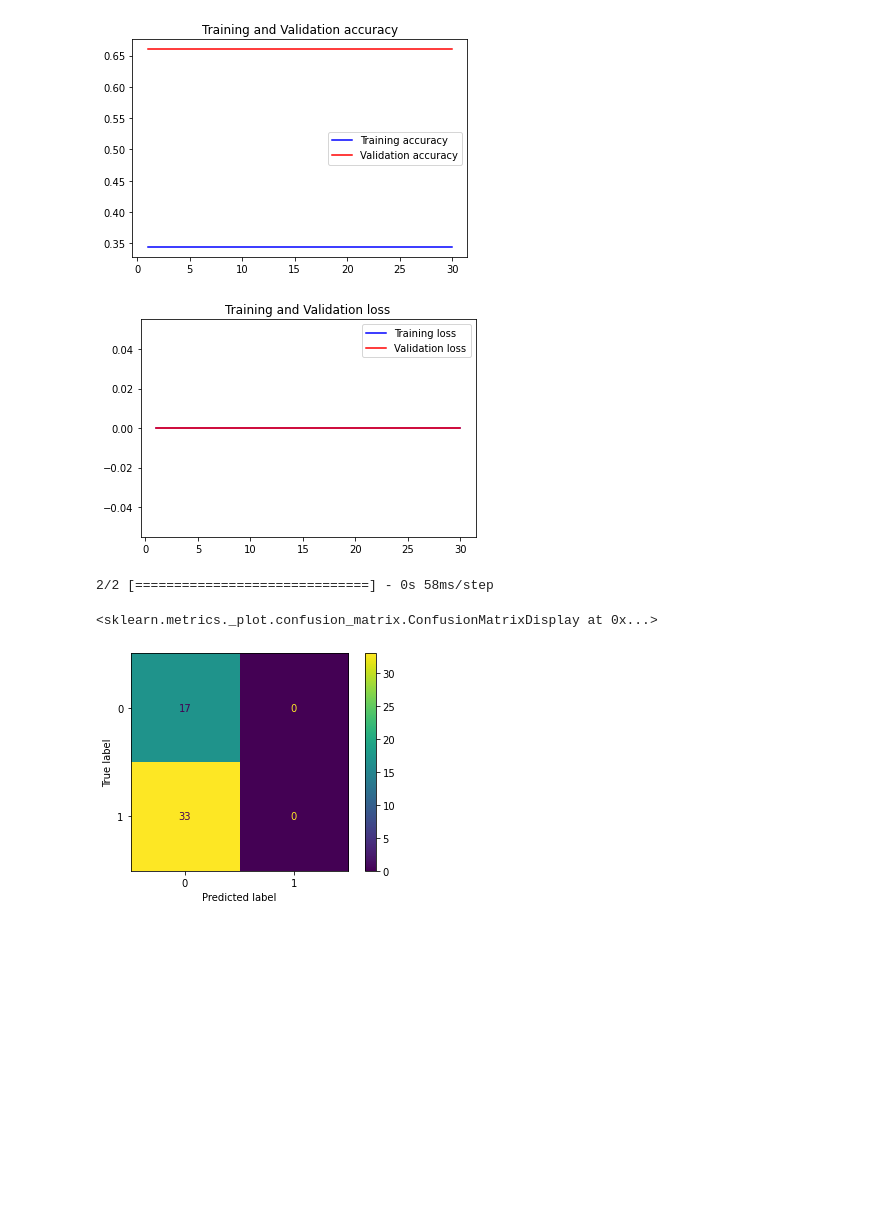
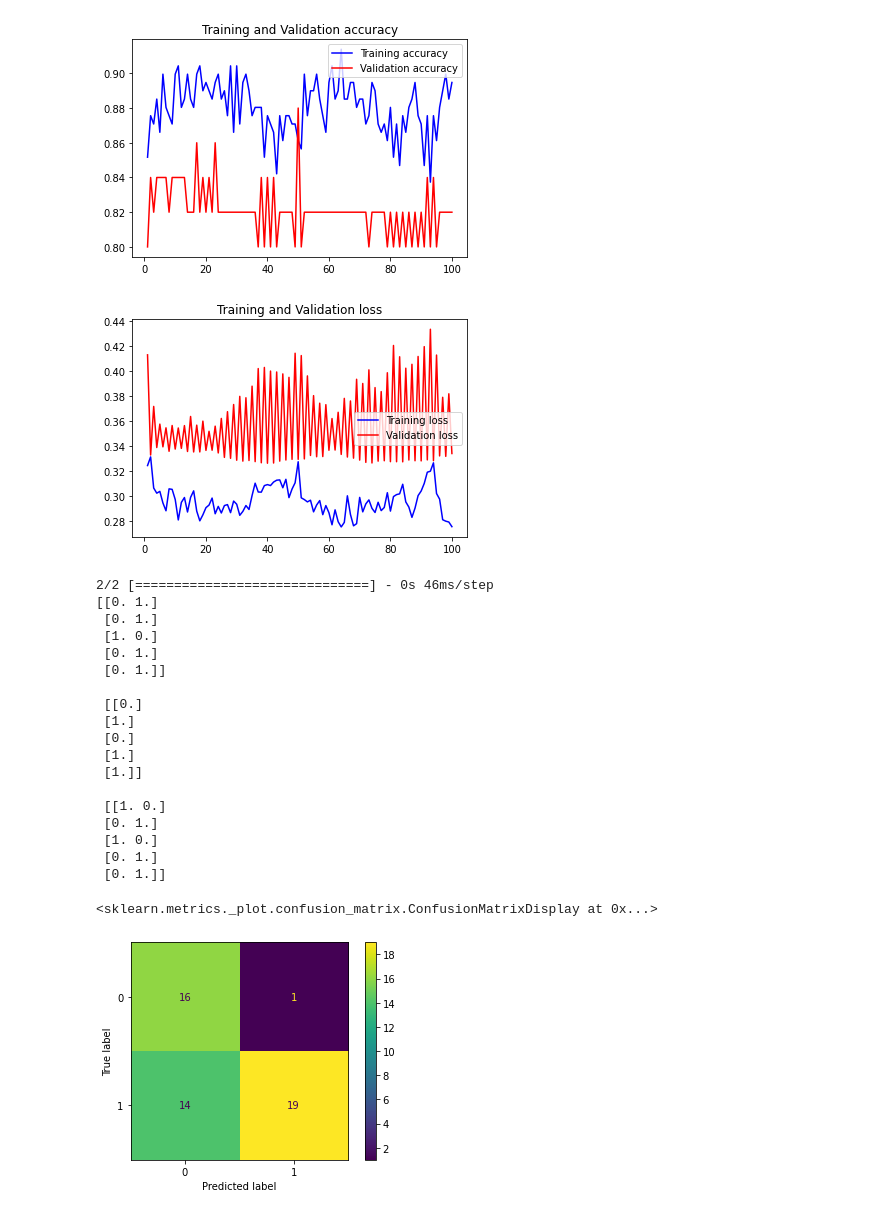
Before and after one commit to njoppi2/cat-vs-non-cat, a Jupyter notebook: convolutionalNN.ipynb, the cells around one changed output. Cells and saved outputs as stored; diff of their text form; code cells hidden in the pictures; blank space fills up the shorter version.

```diff
--- a/convolutionalNN.ipynb
+++ b/convolutionalNN.ipynb
@@ -35,6 +60,7 @@ Read shared variables created in network.ipynb
 # %%
 input_shape = (64, 64, 3)
 num_classes = 1
+
 model_cnn = keras.Sequential(
     [
         keras.Input(shape=input_shape),
@@ -46,6 +72,6 @@ model_cnn = keras.Sequential(
         keras.layers.Flatten(),
         keras.layers.Dropout(0.3),
         keras.layers.Dense(512, activation="relu"),
-        keras.layers.Dense(num_classes, activation="softmax"),
+        keras.layers.Dense(num_classes, activation="sigmoid"),
     ]
 )
@@ -56,11 +78,16 @@ model_cnn = keras.Sequential(
 # %%
-lr=0.005
-opt = keras.optimizers.Adam(learning_rate=lr)
+# initial_learning_rate = 0.001
+# lr_schedule = tf.keras.optimizers.schedules.ExponentialDecay(
+#     initial_learning_rate,
+#     decay_steps=100000,
+#     decay_rate=0.92,
+#     staircase=True)
+opt = keras.optimizers.SGD(learning_rate=0.005)
 # Compile the model.
 model_cnn.compile(
-  opt,
-  loss='categorical_crossentropy',
+  optimizer=opt,
+  loss='binary_crossentropy',
   metrics=['accuracy'],
 )
-model_cnn.summary()
+print(model_cnn.summary())
 # %% [output]
@@ -84,13 +111,15 @@ _________________________________________________________________
 # %%
-early_stop = keras.callbacks.EarlyStopping(monitor='val_loss', patience=100)
+# early_stop = keras.callbacks.EarlyStopping(monitor='val_loss', patience=100)
 
+# in order to achieve the accuracy of 82%, this was run 4 times, totalling 400 epochs.
+# The only things that changed was the batch size, which was respectivelly: 64, 64, 128, 209
 results = model_cnn.fit(
-  train_set_x,
+  train_set_x_n,
   train_set_y,
-  epochs=30,
-  batch_size=128,
-  validation_data=(test_set_x, test_set_y),
+  epochs=100,
+  batch_size=209,
+  validation_data=(test_set_x_n, test_set_y),
   verbose = 1,
-  callbacks=[early_stop]
+  # callbacks=[early_stop]
 )
 # %% [output]
@@ -114,35 +143,58 @@ Epoch 30/30
 # %%
 acc = results.history['accuracy']
 val_acc = results.history['val_accuracy']
 loss = results.history['loss']
 val_loss = results.history['val_loss']
 epochs = range(1, len(acc) + 1)
 
 plt.plot(epochs, acc, 'b', label= 'Training accuracy')
 plt.plot(epochs, val_acc, 'r', label= 'Validation accuracy')
 plt.title('Training and Validation accuracy')
 plt.legend()
 
 plt.figure()
 plt.plot(epochs, loss, 'b', label= 'Training loss')
 plt.plot(epochs, val_loss, 'r', label= 'Validation loss')
 plt.title('Training and Validation loss')
 plt.legend()
 
 plt.show()
 
 num_classes = 2
 # one-hot-encoding y set
 y_test_multi_class = keras.utils.to_categorical(test_set_y, num_classes)
 y_test_prediction = model_cnn.predict(test_set_x)
+y_test_prediction_rounded = [round(x) for arr in y_test_prediction for x in arr]
+y_test_prediction_multi_class = keras.utils.to_categorical(y_test_prediction_rounded, num_classes)
 
-tf.compat.v1.disable_eager_execution() # this avoids a warning message, more info in https://stackoverflow.com/questions/69136518/tensorflow-2-getting-warningtensorflowx-out-of-the-last-x-calls-to-function
+
+# tf.compat.v1.disable_eager_execution() # this (in theory) avoids a warning message, more info in https://stackoverflow.com/questions/69136518/tensorflow-2-getting-warningtensorflowx-out-of-the-last-x-calls-to-function
+print(y_test_multi_class[3:8])
+print("\n",y_test_prediction[3:8])
+print("\n",y_test_prediction_multi_class[3:8])
 
 #Your input to confusion_matrix must be an array of int not one hot encodings.
-ConfusionMatrixDisplay.from_predictions(y_test_multi_class.argmax(axis=1), y_test_prediction.argmax(axis=1))
+ConfusionMatrixDisplay.from_predictions(y_test_multi_class.argmax(axis=1), y_test_prediction_multi_class.argmax(axis=1))
 # %% [output]
-[figure, old version]
+[figure, new version]
-[figure, old version]
+[figure, new version]
-2/2 [==============================] - 0s 58ms/step
+2/2 [==============================] - 0s 46ms/step
+[[0. 1.]
+ [0. 1.]
+ [1. 0.]
+ [0. 1.]
+ [0. 1.]]
+
+ [[0.]
+ [1.]
+ [0.]
+ [1.]
+ [1.]]
+
+ [[1. 0.]
+ [0. 1.]
+ [1. 0.]
+ [0. 1.]
+ [0. 1.]]
 <sklearn.metrics._plot.confusion_matrix.ConfusionMatrixDisplay at 0x...>
-[figure, old version]
+[figure, new version]
```
Also changed, not shown: parts of 6 cells of this notebook, 2 other files.
